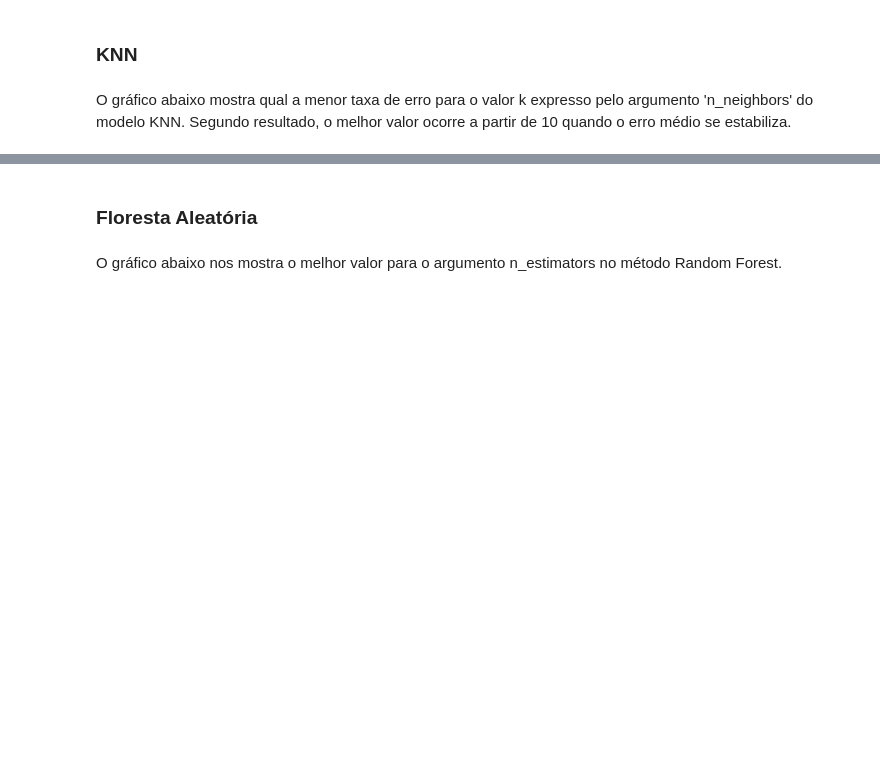
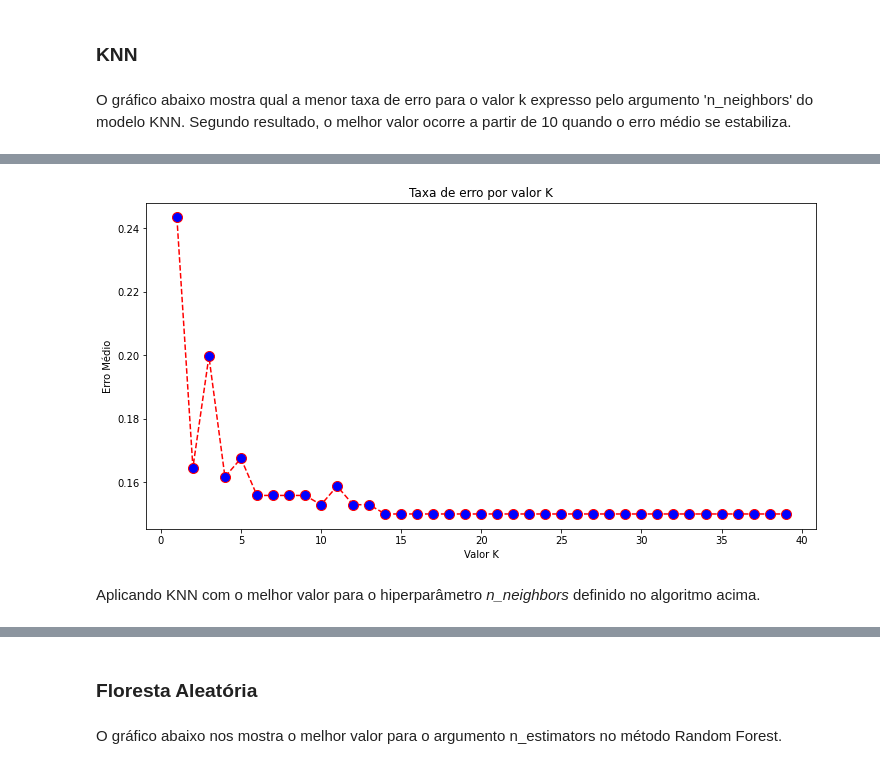
Before and after one commit to VicenteJFonseca/Machine-Learning-Absente-mo-Classificador, a Jupyter notebook: classificador_absenteismo.ipynb, the cells around one changed output, grey strips where cells are left out. Drawn from its saved outputs; the diff is of its cells as text; code cells hidden in the pictures; blank space fills up the shorter version.

```diff
--- a/classificador_absenteismo.ipynb
+++ b/classificador_absenteismo.ipynb
@@ -589,3 +590,21 @@ weighted avg       0.76      0.83      0.78       240
 ### KNN
 # %% [markdown]
 O gráfico abaixo mostra qual a menor taxa de erro para o valor k expresso pelo argumento 'n_neighbors' do modelo KNN. Segundo resultado, o melhor valor ocorre a partir de 10 quando o erro médio se estabiliza.
+# %%
+error = []
+
+for i in range(1, 40):
+    knn = KNeighborsClassifier(n_neighbors=i)
+    knn.fit(X_treino, y_treino)
+    y_pred = knn.predict(X_teste)
+    error.append(np.mean(np.array(y_pred) != np.array(y_teste)))
+
+
+plt.figure(figsize=(12, 6))
+plt.plot(range(1, 40), error, color='red', linestyle='dashed', marker='o', markerfacecolor='blue', markersize=10)
+plt.title('Taxa de erro por valor K')
+plt.xlabel('Valor K')
+plt.ylabel('Erro Médio')
+
+plt.show()
+# %% [output]
@@ -592 +628,4 @@ O gráfico abaixo mostra qual a menor taxa de erro para o valor k expresso pelo
+[figure, added]
+# %% [markdown]
+Aplicando KNN com o melhor valor para o hiperparâmetro *n_neighbors* definido no algoritmo acima.
 # %%
```
Also changed, not shown: parts of 20 cells of this notebook.
